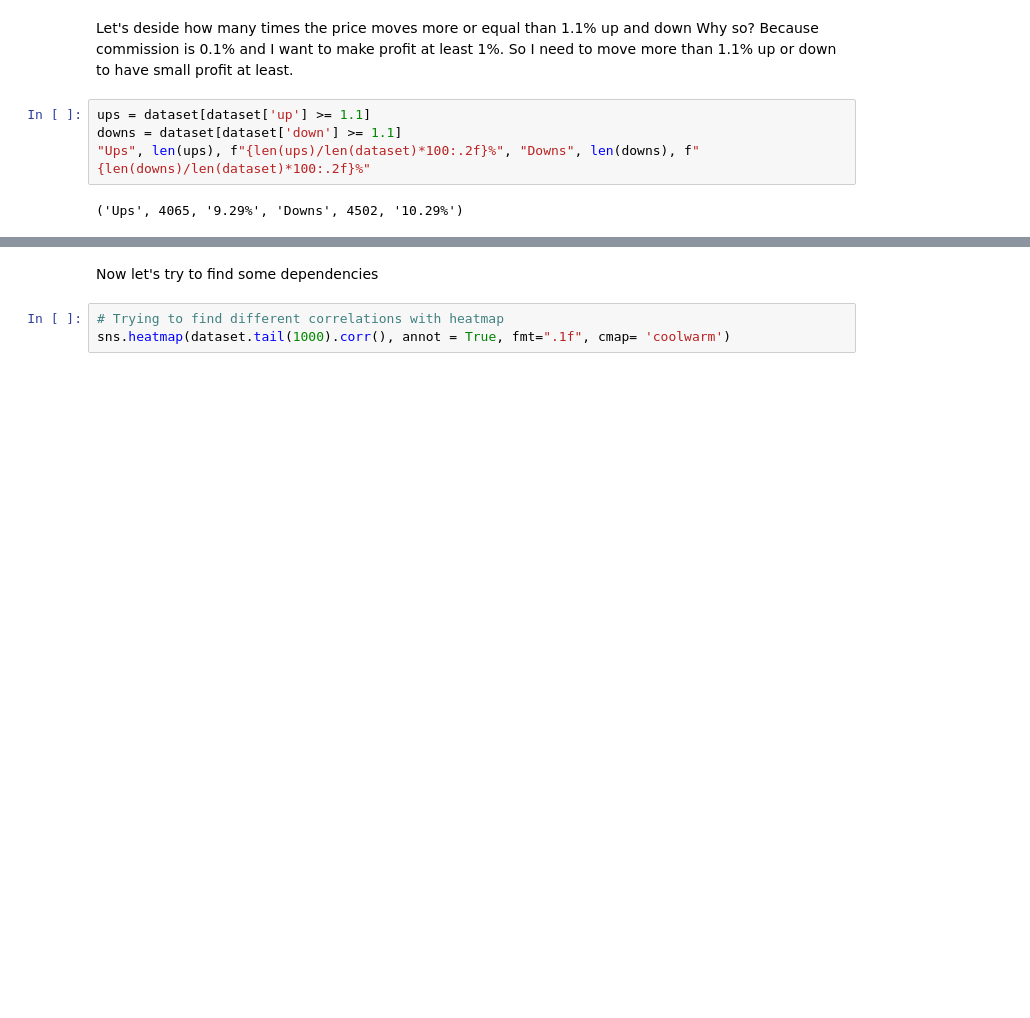
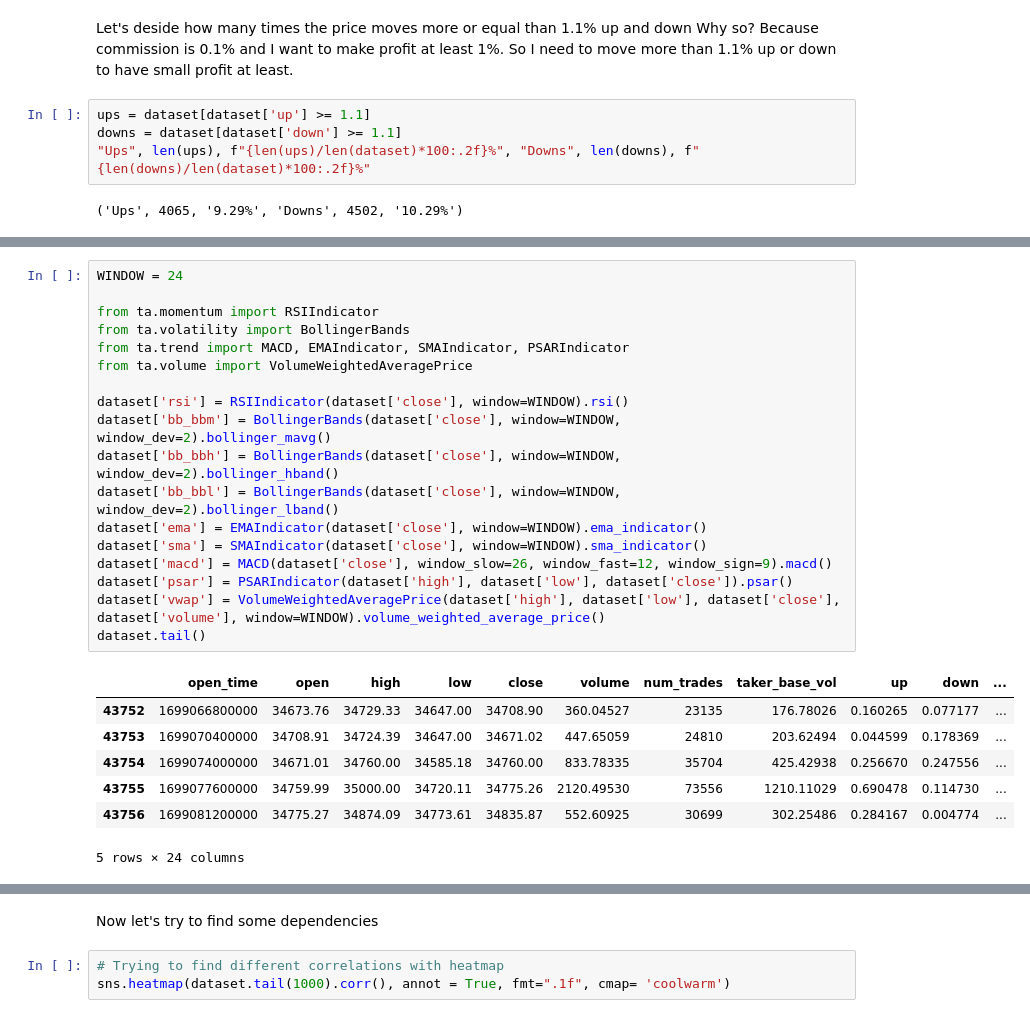
Before and after one commit to IhorRod/TechAnalysis-methods, a Jupyter notebook: notebooks/PZ2.ipynb, the cells around one changed output, grey strips where cells are left out. Cells and saved outputs as stored; diff of their text form; blank space fills up the shorter version.

```diff
--- a/notebooks/PZ2.ipynb
+++ b/notebooks/PZ2.ipynb
@@ -100,3 +113,29 @@ dataset.head()
+# %%
+WINDOW = 24
+
+from ta.momentum import RSIIndicator
+from ta.volatility import BollingerBands
+from ta.trend import MACD, EMAIndicator, SMAIndicator, PSARIndicator
+from ta.volume import VolumeWeightedAveragePrice
+
+dataset['rsi'] = RSIIndicator(dataset['close'], window=WINDOW).rsi()
+dataset['bb_bbm'] = BollingerBands(dataset['close'], window=WINDOW, window_dev=2).bollinger_mavg()
+dataset['bb_bbh'] = BollingerBands(dataset['close'], window=WINDOW, window_dev=2).bollinger_hband()
+dataset['bb_bbl'] = BollingerBands(dataset['close'], window=WINDOW, window_dev=2).bollinger_lband()
+dataset['ema'] = EMAIndicator(dataset['close'], window=WINDOW).ema_indicator()
+dataset['sma'] = SMAIndicator(dataset['close'], window=WINDOW).sma_indicator()
+dataset['macd'] = MACD(dataset['close'], window_slow=26, window_fast=12, window_sign=9).macd()
+dataset['psar'] = PSARIndicator(dataset['high'], dataset['low'], dataset['close']).psar()
+dataset['vwap'] = VolumeWeightedAveragePrice(dataset['high'], dataset['low'], dataset['close'], dataset['volume'], window=WINDOW).volume_weighted_average_price()
+dataset.tail()
+# %% [output]
+|  | open_time | open | high | low | close | volume | num_trades | taker_base_vol | up | down | ... |
+| 43752 | 1699066800000 | 34673.76 | 34729.33 | 34647.00 | 34708.90 | 360.04527 | 23135 | 176.78026 | 0.160265 | 0.077177 | ... |
+| 43753 | 1699070400000 | 34708.91 | 34724.39 | 34647.00 | 34671.02 | 447.65059 | 24810 | 203.62494 | 0.044599 | 0.178369 | ... |
+| 43754 | 1699074000000 | 34671.01 | 34760.00 | 34585.18 | 34760.00 | 833.78335 | 35704 | 425.42938 | 0.256670 | 0.247556 | ... |
+| 43755 | 1699077600000 | 34759.99 | 35000.00 | 34720.11 | 34775.26 | 2120.49530 | 73556 | 1210.11029 | 0.690478 | 0.114730 | ... |
+| 43756 | 1699081200000 | 34775.27 | 34874.09 | 34773.61 | 34835.87 | 552.60925 | 30699 | 302.25486 | 0.284167 | 0.004774 | ... |
+5 rows × 24 columns
 # %%
 # Drop open_time, up, down columns
 dataset.drop(columns=['open_time', 'up', 'down'], inplace=True)
```
Also changed, not shown: parts of 18 cells of this notebook, 1 other file.
